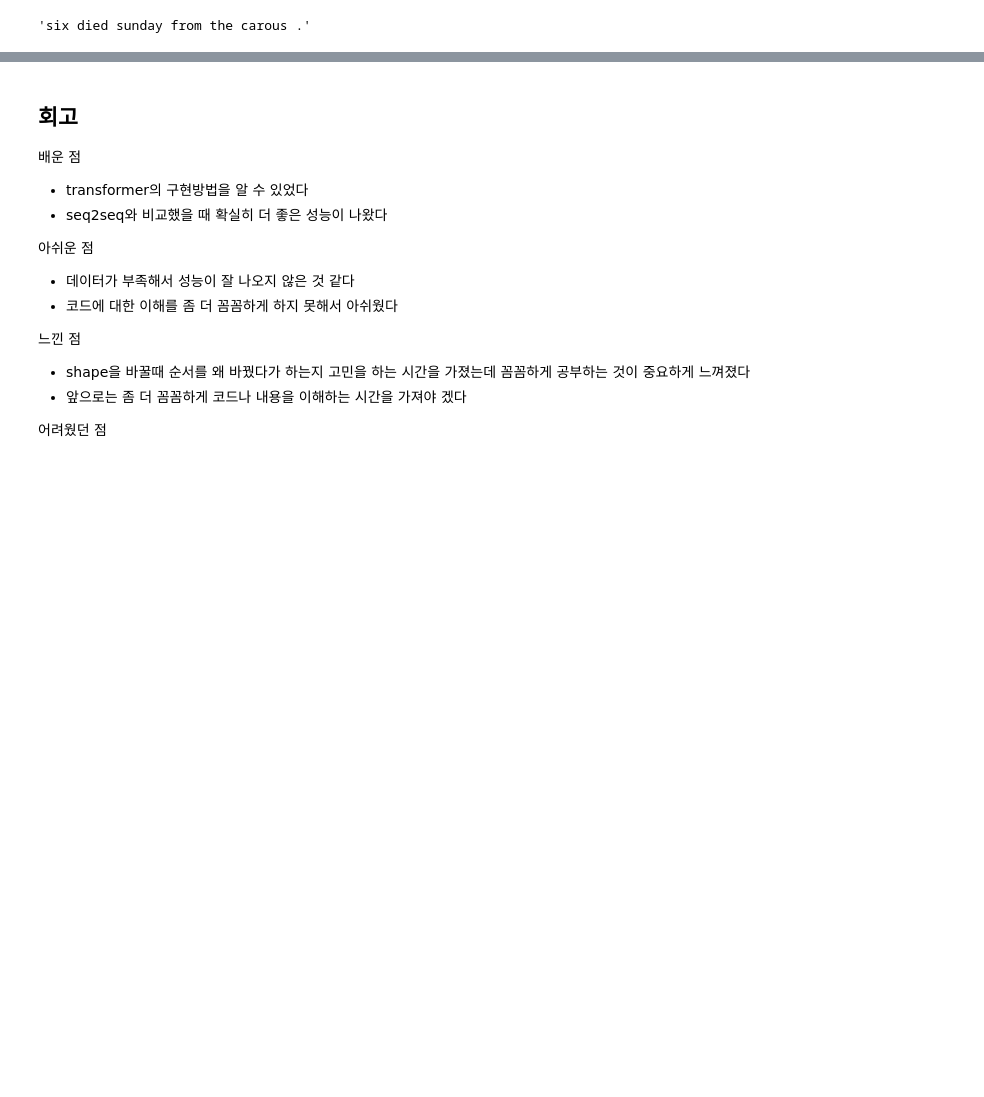
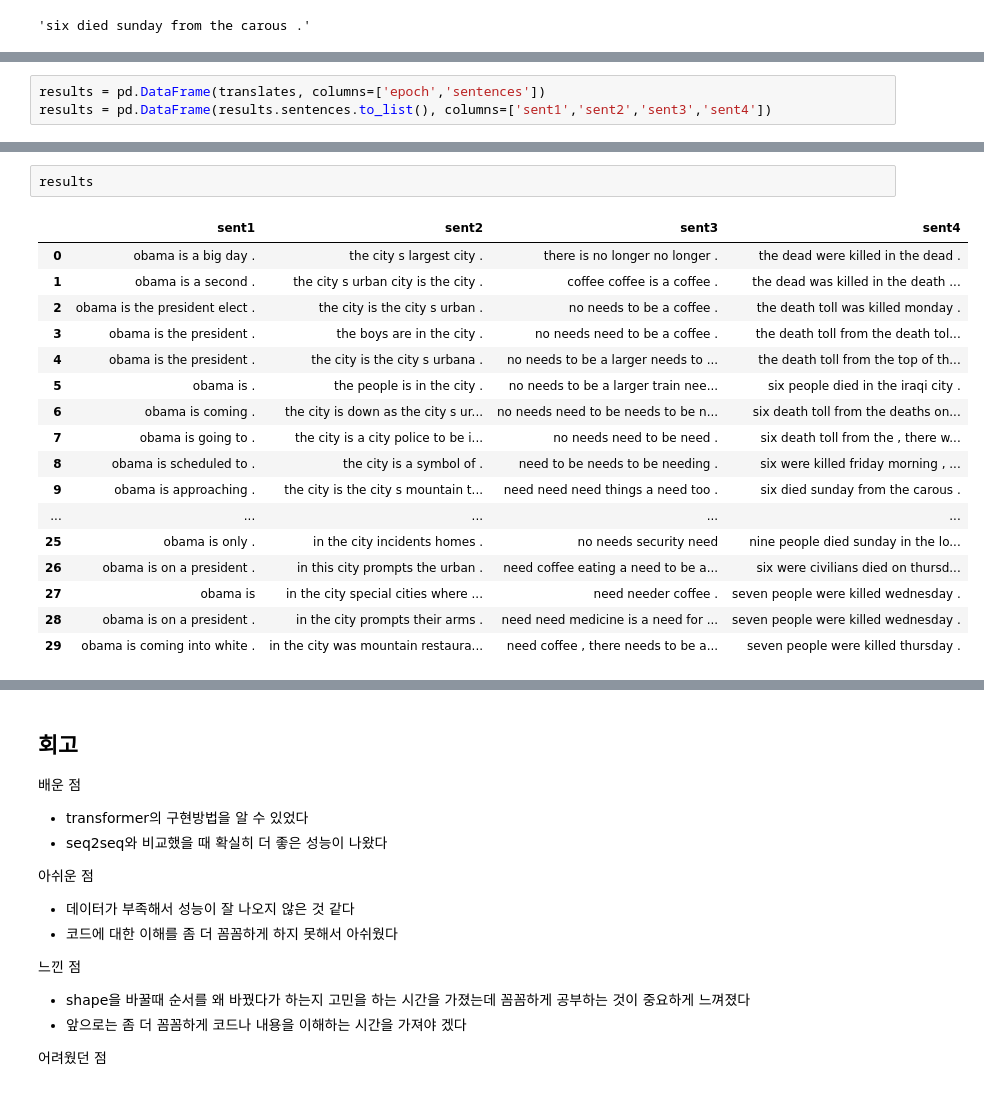
Before and after one commit to seongyeon1/aiffel, a Jupyter notebook: GoingDeeper/transformer/Transformer로 번역기 만들기 [프로젝트].ipynb, the cells around one changed output, grey strips where cells are left out. Drawn from its saved outputs; the diff is of its cells as text; blank space fills up the shorter version.

```diff
--- a/GoingDeeper/transformer/Transformer로 번역기 만들기 [프로젝트].ipynb
+++ b/GoingDeeper/transformer/Transformer로 번역기 만들기 [프로젝트].ipynb
@@ -1308,0 +1328,3 @@ plt.show()
+# %%
+results = pd.DataFrame(translates, columns=['epoch','sentences'])
+results = pd.DataFrame(results.sentences.to_list(), columns=['sent1','sent2','sent3','sent4'])
@@ -1308,0 +1419,20 @@ plt.show()
+# %%
+results
+# %% [output]
+|  | sent1 | sent2 | sent3 | sent4 |
+| 0 | obama is a big day . | the city s largest city . | there is no longer no longer . | the dead were killed in the dead . |
+| 1 | obama is a second . | the city s urban city is the city . | coffee coffee is a coffee . | the dead was killed in the death ... |
+| 2 | obama is the president elect . | the city is the city s urban . | no needs to be a coffee . | the death toll was killed monday . |
+| 3 | obama is the president . | the boys are in the city . | no needs need to be a coffee . | the death toll from the death tol... |
+| 4 | obama is the president . | the city is the city s urbana . | no needs to be a larger needs to ... | the death toll from the top of th... |
+| 5 | obama is . | the people is in the city . | no needs to be a larger train nee... | six people died in the iraqi city . |
+| 6 | obama is coming . | the city is down as the city s ur... | no needs need to be needs to be n... | six death toll from the deaths on... |
+| 7 | obama is going to . | the city is a city police to be i... | no needs need to be need . | six death toll from the , there w... |
+| 8 | obama is scheduled to . | the city is a symbol of . | need to be needs to be needing . | six were killed friday morning , ... |
+| 9 | obama is approaching . | the city is the city s mountain t... | need need need things a need too . | six died sunday from the carous . |
+| ... | ... | ... | ... | ... |
+| 25 | obama is only . | in the city incidents homes . | no needs security need | nine people died sunday in the lo... |
+| 26 | obama is on a president . | in this city prompts the urban . | need coffee eating a need to be a... | six were civilians died on thursd... |
+| 27 | obama is | in the city special cities where ... | need needer coffee . | seven people were killed wednesday . |
+| 28 | obama is on a president . | in the city prompts their arms . | need need medicine is a need for ... | seven people were killed wednesday . |
+| 29 | obama is coming into white . | in the city was mountain restaura... | need coffee , there needs to be a... | seven people were killed thursday . |
```
Also changed, not shown: parts of 12 cells of this notebook.
